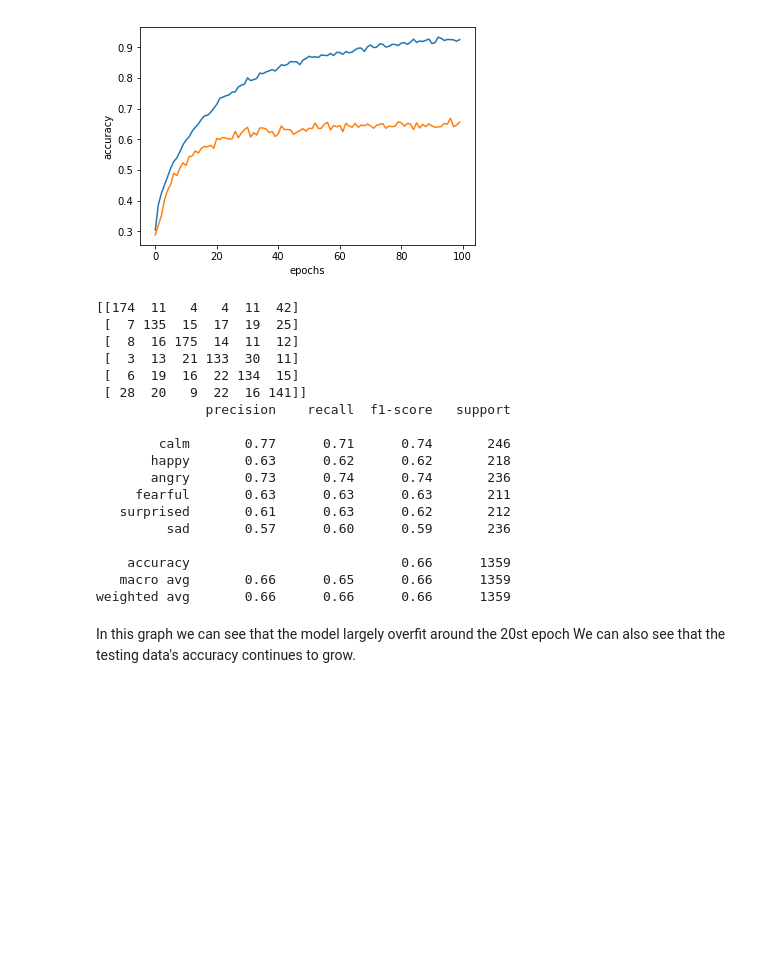
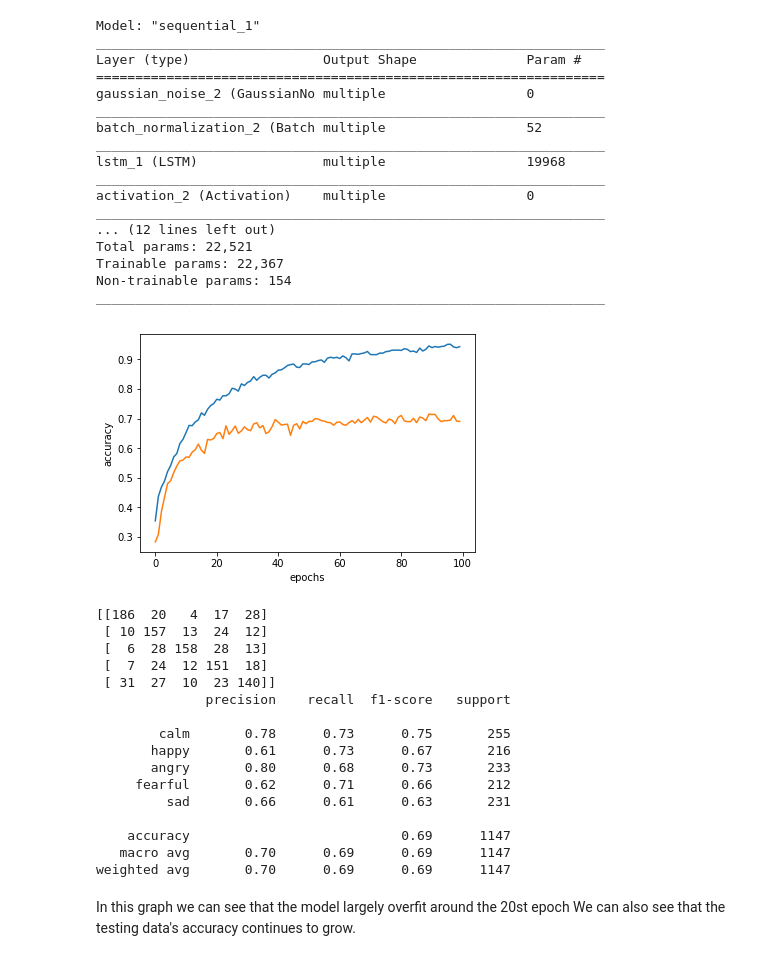
Before and after one commit to Faudil/sound-encoding-neural-network, a Jupyter notebook: Emotion_classifier_Lstm-1s.ipynb, the cells around one changed output. Saved outputs shown, nothing was run; the diff lists cells and outputs as text; code cells hidden in the pictures; blank space fills up the shorter version.

```diff
--- a/Emotion_classifier_Lstm-1s.ipynb
+++ b/Emotion_classifier_Lstm-1s.ipynb
@@ -56,8 +58,8 @@ class PerformanceLogger(Callback):
         self.testing.append((logs["val_loss"], logs["val_acc"]))
 # %%
 # This function prints metrics about a model
-def print_metrics(X, Y, label_name_list):
-    Y_pred = vm.model._model.predict(X)
+def print_metrics(voice_module, X, Y, label_name_list):
+    Y_pred = voice_module.model._model.predict(X)
     Y_pred = np.argmax(Y_pred, axis=1)
     Y_max = np.argmax(Y, axis=1)
     print(confusion_matrix(Y_max, Y_pred))
@@ -90,7 +92,7 @@ class EmotionClassifierLstm(KerasClassifier):
 
         # The two last layers will be fine-tuned at the end of this notebook
         model.add(Dense(32))
-        model.add(Dense(6))
+        model.add(Dense(5))
         model.add(Activation('softmax'))
         model.compile(loss='categorical_crossentropy', optimizer='adam', metrics=['accuracy'])
         self._model = model
@@ -104,7 +106,7 @@ class EmotionClassifierLstm(KerasClassifier):
         return to_process
 # %%
 #Instanciate model
-emotion_list = ["calm", "happy", "angry", "fearful", "surprised", "sad"]
+emotion_list = ["calm", "happy", "angry", "fearful", "sad"]
 dimension_mfcc = 13
 samplerate = 16000
 nb_break=None
@@ -177,31 +178,48 @@ Epoch 100/100
 # %%
+vm.model._model.summary()
+
 
 plt.plot(list(range(0, len(logger.training))), list(map(lambda x:x[1], logger.training)), label="training data")
 plt.plot(list(range(0, len(logger.testing))), list(map(lambda x:x[1], logger.testing)), label="testing data")
 plt.xlabel('epochs')
 plt.ylabel('accuracy')
 plt.show()
-print_metrics(X_test, Y_test, emotion_list)
+print_metrics(vm, X_test, Y_test, emotion_list)
 # %% [output]
+Model: "sequential_1"
+_________________________________________________________________
+Layer (type)                 Output Shape              Param #
+=================================================================
+gaussian_noise_2 (GaussianNo multiple                  0
+_________________________________________________________________
+batch_normalization_2 (Batch multiple                  52
+_________________________________________________________________
+lstm_1 (LSTM)                multiple                  19968
+_________________________________________________________________
+activation_2 (Activation)    multiple                  0
+_________________________________________________________________
+... (12 lines left out)
+Total params: 22,521
+Trainable params: 22,367
+Non-trainable params: 154
+_________________________________________________________________
-[figure, old version]
+[figure, new version]
-[[174  11   4   4  11  42]
- [  7 135  15  17  19  25]
- [  8  16 175  14  11  12]
- [  3  13  21 133  30  11]
- [  6  19  16  22 134  15]
- [ 28  20   9  22  16 141]]
-              precision    recall  f1-score   support
-
-        calm       0.77      0.71      0.74       246
-       happy       0.63      0.62      0.62       218
-       angry       0.73      0.74      0.74       236
-     fearful       0.63      0.63      0.63       211
-   surprised       0.61      0.63      0.62       212
-         sad       0.57      0.60      0.59       236
-
-    accuracy                           0.66      1359
-   macro avg       0.66      0.65      0.66      1359
-weighted avg       0.66      0.66      0.66      1359
+[[186  20   4  17  28]
+ [ 10 157  13  24  12]
+ [  6  28 158  28  13]
+ [  7  24  12 151  18]
+ [ 31  27  10  23 140]]
+              precision    recall  f1-score   support
+
+        calm       0.78      0.73      0.75       255
+       happy       0.61      0.73      0.67       216
+       angry       0.80      0.68      0.73       233
+     fearful       0.62      0.71      0.66       212
+         sad       0.66      0.61      0.63       231
+
+    accuracy                           0.69      1147
+   macro avg       0.70      0.69      0.69      1147
+weighted avg       0.70      0.69      0.69      1147
 # %% [markdown]
 In this graph we can see that the model largely overfit around the 20st epoch
 We can also see that the testing data's accuracy continues to grow.
```
Also changed, not shown: parts of 18 cells of this notebook, 7 other files.
